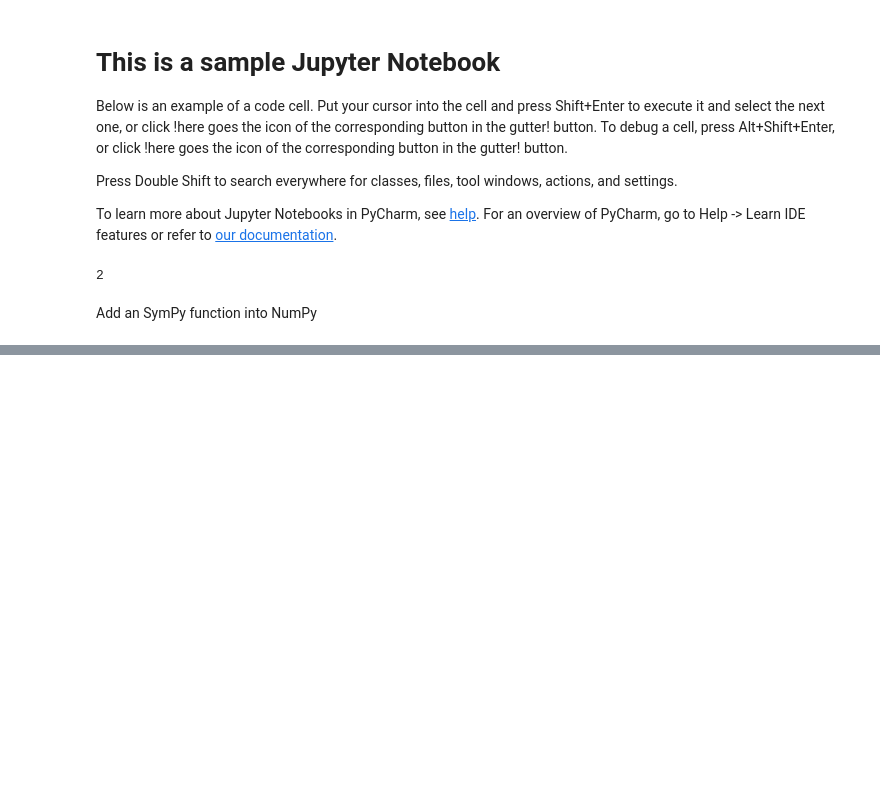
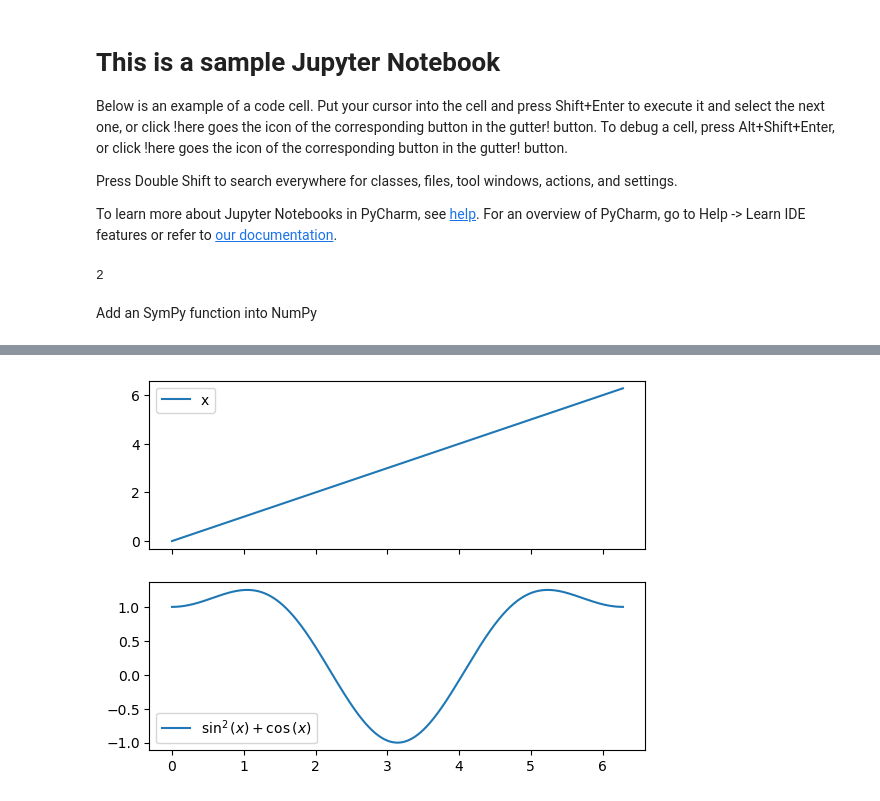
Before and after one commit to harryng0312/learn-math, a Jupyter notebook: sample.ipynb, the cells around one changed output, grey strips where cells are left out. Cells and saved outputs as stored; diff of their text form; code cells hidden in the pictures; blank space fills up the shorter version.

```diff
--- a/sample.ipynb
+++ b/sample.ipynb
@@ -77,0 +90,13 @@ array([ 1.        ,  1.0614106 ,  1.11854727,  1.17117994,  1.21909669,
+# %%
+fig, (ax1, ax2) = plt.subplots(nrows=2, ncols=1, sharex="all", sharey="none")
+
+ax1.plot(x_values, x_values, label='x')
+ax1.legend()
+ax1.tick_params(axis='both', which='major', labelsize=10)
+ax2.plot(x_values, y_values, label=f"${sp.latex(expr)}$")
+ax2.legend()
+ax2.tick_params(axis='both', which='major', labelsize=10)
+plt.legend()
+plt.show()
+# %% [output]
+[figure, added]
```
Also changed, not shown: parts of 4 cells of this notebook.
